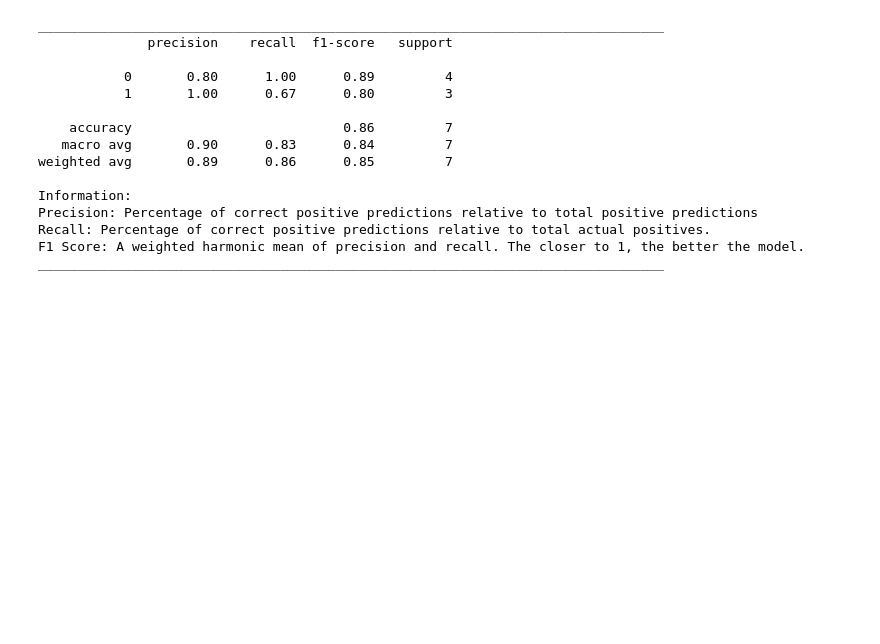
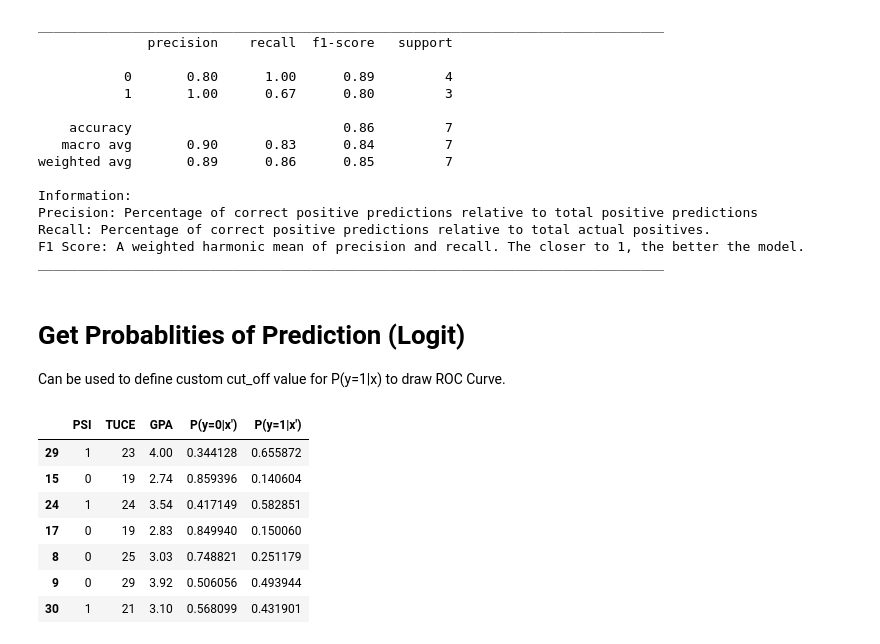
Before and after one commit to negralessio/multivariate-verfahren, a Jupyter notebook: U8/logistic_regression.ipynb, the cells around one changed output. Drawn from its saved outputs; the diff is of its cells as text; code cells hidden in the pictures; blank space fills up the shorter version.

Commit message:
Added table of probabilities prediction

```diff
--- a/U8/logistic_regression.ipynb
+++ b/U8/logistic_regression.ipynb
@@ -126,3 +128,22 @@ Precision: Percentage of correct positive predictions relative to total positive
 Recall: Percentage of correct positive predictions relative to total actual positives.
 F1 Score: A weighted harmonic mean of precision and recall. The closer to 1, the better the model.
 ________________________________________________________________________________
+# %% [markdown]
+# Get Probablities of Prediction (Logit)
+Can be used to define custom cut_off value for P(y=1|x) to draw ROC Curve.
+# %%
+X_test_prob = pd.DataFrame(X_test).copy()
+predicted_probabilites = clf.predict_proba(X_test)
+X_test_prob["P(y=0|x')"] = predicted_probabilites[:, 0]
+X_test_prob["P(y=1|x')"] = predicted_probabilites[:, 1]
+# %%
+X_test_prob.head(10)
+# %% [output]
+|  | PSI | TUCE | GPA | P(y=0|x') | P(y=1|x') |
+| 29 | 1 | 23 | 4.00 | 0.344128 | 0.655872 |
+| 15 | 0 | 19 | 2.74 | 0.859396 | 0.140604 |
+| 24 | 1 | 24 | 3.54 | 0.417149 | 0.582851 |
+| 17 | 0 | 19 | 2.83 | 0.849940 | 0.150060 |
+| 8 | 0 | 25 | 3.03 | 0.748821 | 0.251179 |
+| 9 | 0 | 29 | 3.92 | 0.506056 | 0.493944 |
+| 30 | 1 | 21 | 3.10 | 0.568099 | 0.431901 |
```
Also changed, not shown: parts of 1 cell of this notebook.
